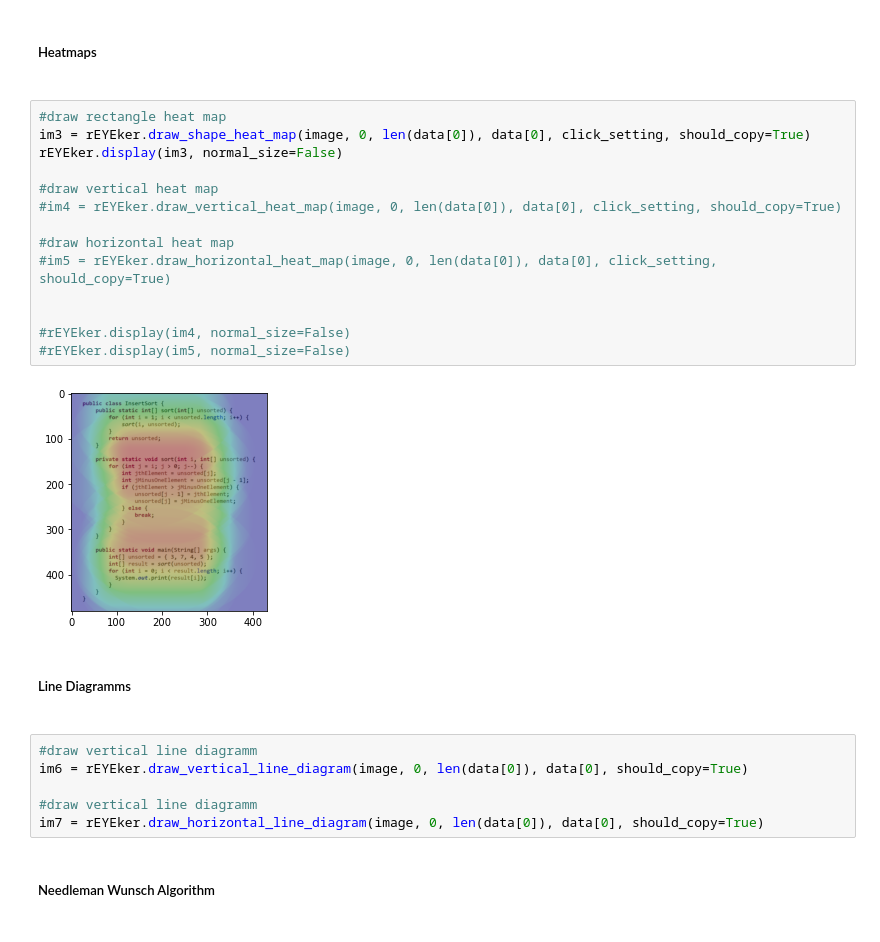
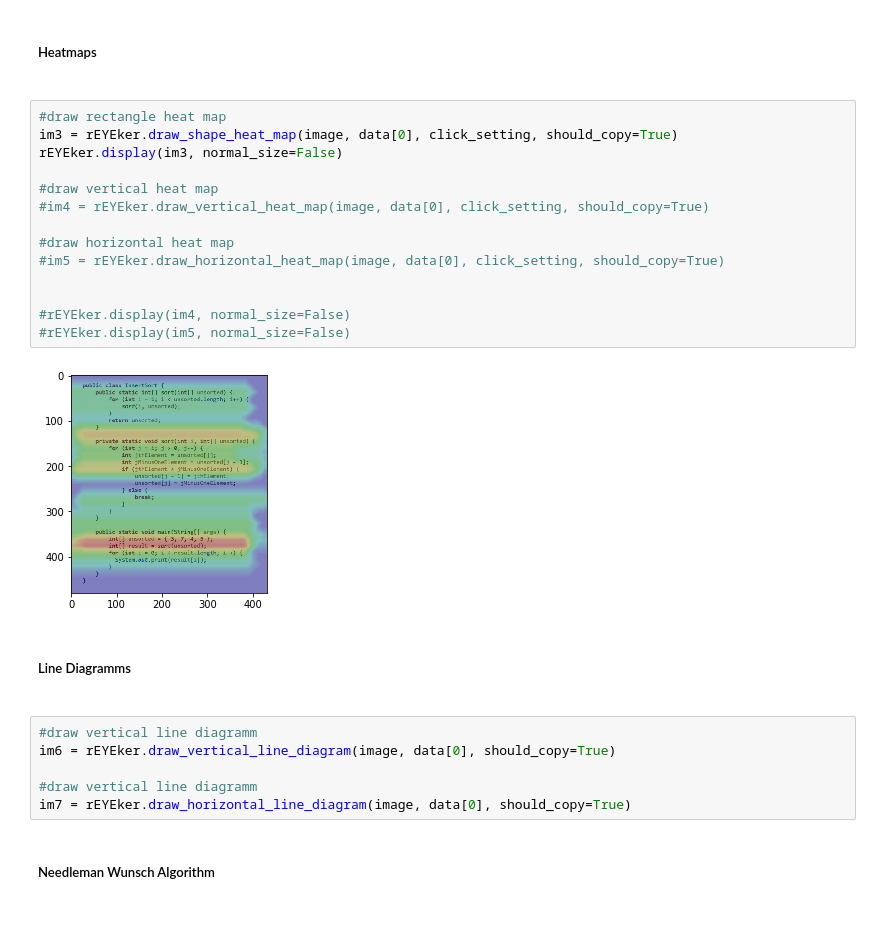
Before and after one commit to brains-on-code/REyeker, a Jupyter notebook: REyeker-DataAnalyses-Python/rEYEker_DataAnalysis.ipynb, the cells around one changed output. Saved outputs shown, nothing was run; the diff lists cells and outputs as text.

```diff
--- a/REyeker-DataAnalyses-Python/rEYEker_DataAnalysis.ipynb
+++ b/REyeker-DataAnalyses-Python/rEYEker_DataAnalysis.ipynb
@@ -59,28 +59,28 @@ im2 = rEYEker.draw_row_view(image, data[0][1], click_setting, should_copy=True)
 <h5>Heatmaps<h5>
 # %%
 #draw rectangle heat map
-im3 = rEYEker.draw_shape_heat_map(image, 0, len(data[0]), data[0], click_setting, should_copy=True)
+im3 = rEYEker.draw_shape_heat_map(image, data[0], click_setting, should_copy=True)
 rEYEker.display(im3, normal_size=False)
 
 #draw vertical heat map
-#im4 = rEYEker.draw_vertical_heat_map(image, 0, len(data[0]), data[0], click_setting, should_copy=True)
+#im4 = rEYEker.draw_vertical_heat_map(image, data[0], click_setting, should_copy=True)
 
 #draw horizontal heat map
-#im5 = rEYEker.draw_horizontal_heat_map(image, 0, len(data[0]), data[0], click_setting, should_copy=True)
+#im5 = rEYEker.draw_horizontal_heat_map(image, data[0], click_setting, should_copy=True)
 
 
 #rEYEker.display(im4, normal_size=False)
 #rEYEker.display(im5, normal_size=False)
 # %% [output]
-[figure, old version]
+[figure, new version]
 # %% [markdown]
 <h5>Line Diagramms<h5>
 # %%
 #draw vertical line diagramm
-im6 = rEYEker.draw_vertical_line_diagram(image, 0, len(data[0]), data[0], should_copy=True)
+im6 = rEYEker.draw_vertical_line_diagram(image, data[0], should_copy=True)
 
 #draw vertical line diagramm
-im7 = rEYEker.draw_horizontal_line_diagram(image, 0, len(data[0]), data[0], should_copy=True)
+im7 = rEYEker.draw_horizontal_line_diagram(image, data[0], should_copy=True)
 # %% [markdown]
 <h5>Needleman Wunsch Algorithm<h5>
 # %%
```
Also changed, not shown: parts of 1 cell of this notebook, 6 other files.
